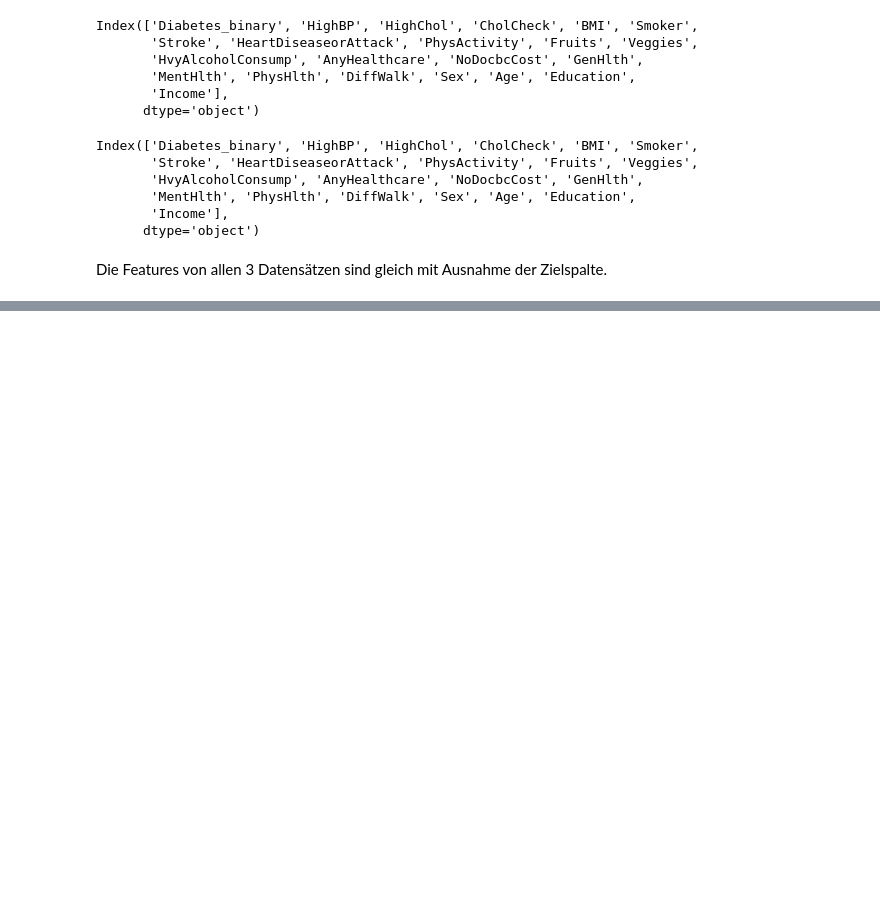
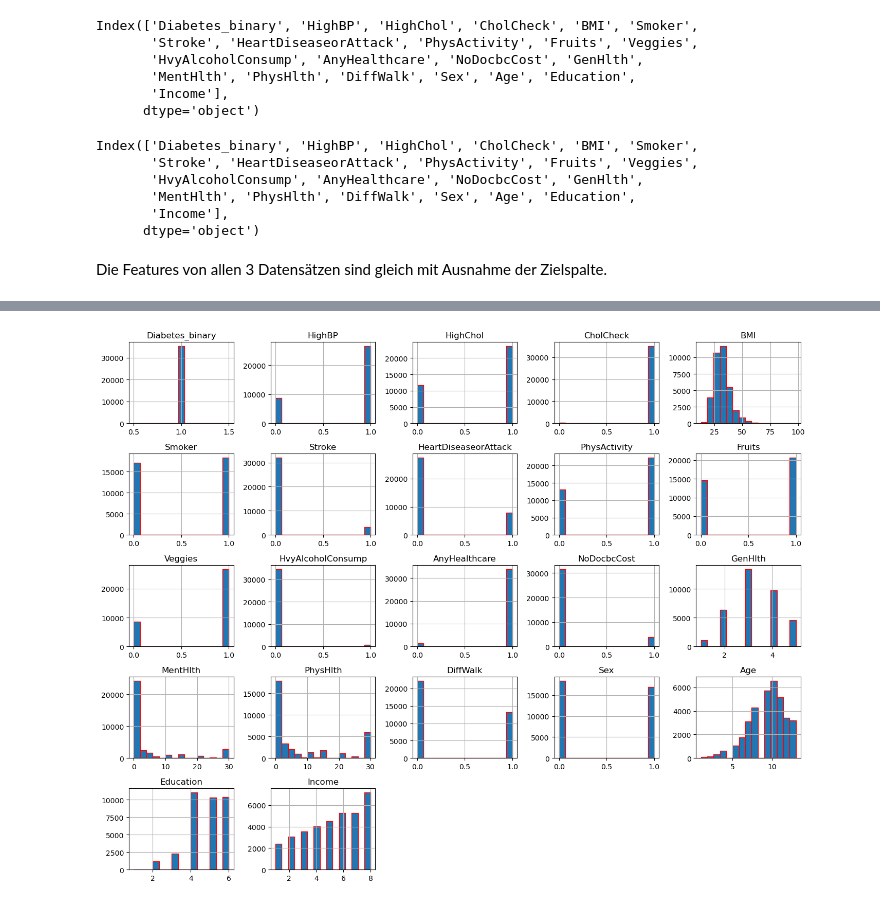
Before and after one commit to AhmadAboud/ml_project_diabetic_prediction, a Jupyter notebook: Daten/InputDatenAnalyse.ipynb, the cells around one changed output, grey strips where cells are left out. Cells and saved outputs as stored; diff of their text form; code cells hidden in the pictures; blank space fills up the shorter version.

```diff
--- a/Daten/InputDatenAnalyse.ipynb
+++ b/Daten/InputDatenAnalyse.ipynb
@@ -77,0 +195,7 @@ Die Features von allen 3 Datensätzen sind gleich mit Ausnahme der Zielspalte.
+# %%
+df_5050_01_diabetiker.hist(bins=15, figsize=(14, 11), edgecolor="red")
+#df_5050_01_nicht_diabetiker.hist(bins=15, figsize=(14, 11), edgecolor="green")
+plt.tight_layout()
+plt.show()
+# %% [output]
+[figure, added]
```
Also changed, not shown: parts of 18 cells of this notebook, 1 other file.
